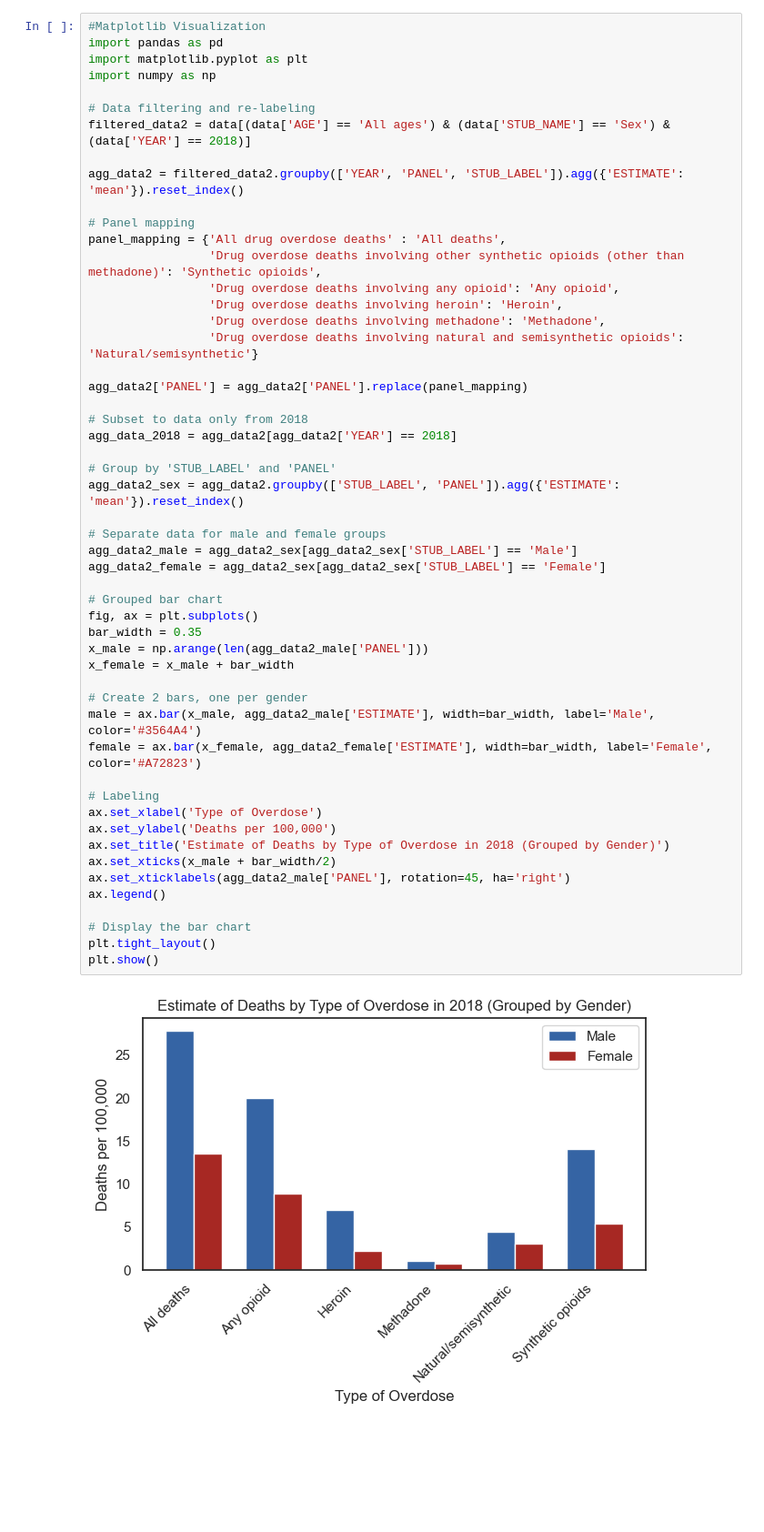
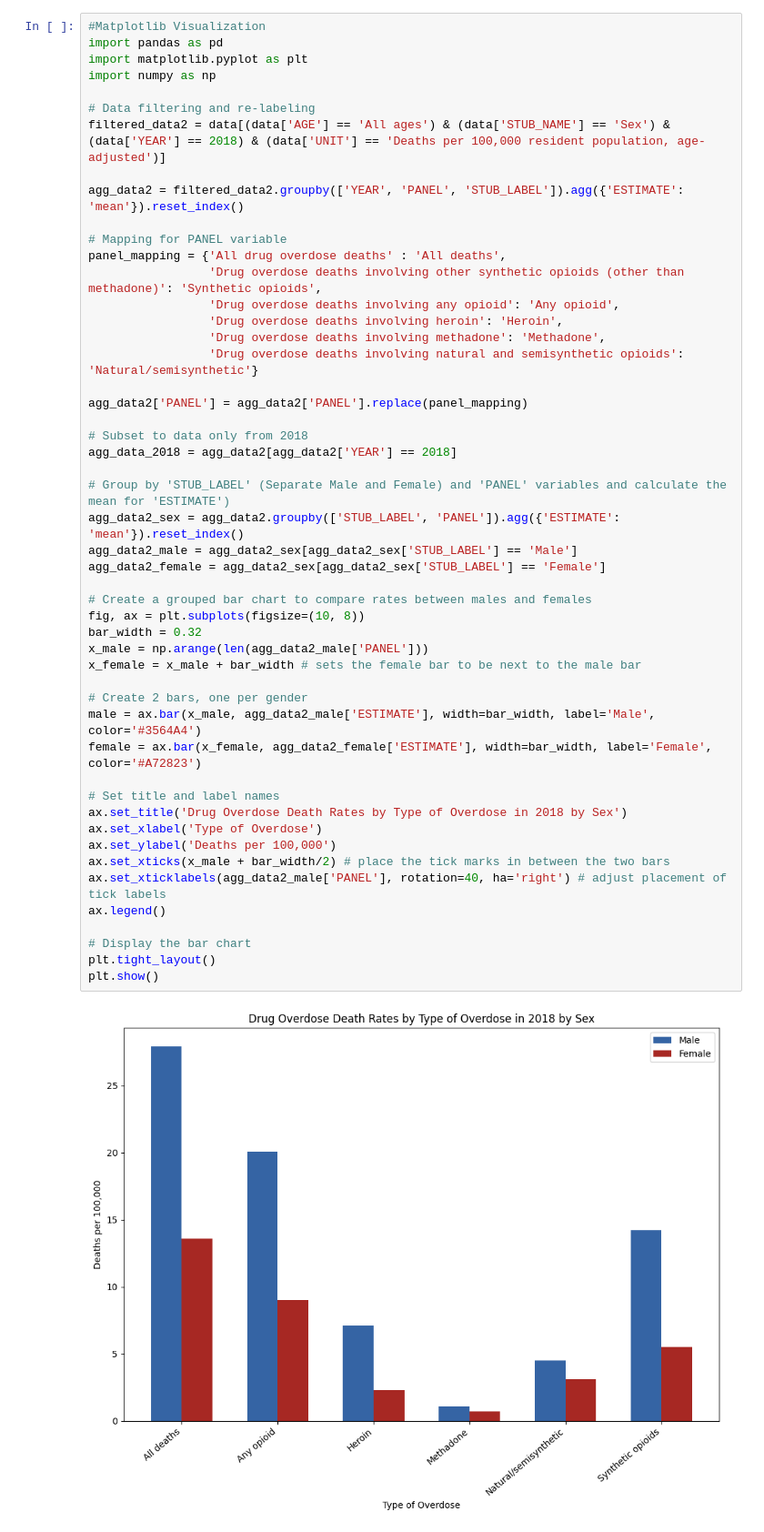
Before and after one commit to bridgetilin/comp-590-module2, a Jupyter notebook: altair_vis.ipynb, the cells around one changed output. Shown at 91% size. Drawn from its saved outputs; the diff is of its cells as text; blank space fills up the shorter version.

```diff
--- a/altair_vis.ipynb
+++ b/altair_vis.ipynb
@@ -44,50 +62,48 @@ import matplotlib.pyplot as plt
 import numpy as np
 
 # Data filtering and re-labeling
-filtered_data2 = data[(data['AGE'] == 'All ages') & (data['STUB_NAME'] == 'Sex') & (data['YEAR'] == 2018)]
+filtered_data2 = data[(data['AGE'] == 'All ages') & (data['STUB_NAME'] == 'Sex') & (data['YEAR'] == 2018) & (data['UNIT'] == 'Deaths per 100,000 resident population, age-adjusted')]
 
 agg_data2 = filtered_data2.groupby(['YEAR', 'PANEL', 'STUB_LABEL']).agg({'ESTIMATE': 'mean'}).reset_index()
 
-# Panel mapping
+# Mapping for PANEL variable
 panel_mapping = {'All drug overdose deaths' : 'All deaths',
                  'Drug overdose deaths involving other synthetic opioids (other than methadone)': 'Synthetic opioids',
                  'Drug overdose deaths involving any opioid': 'Any opioid',
                  'Drug overdose deaths involving heroin': 'Heroin',
                  'Drug overdose deaths involving methadone': 'Methadone',
                  'Drug overdose deaths involving natural and semisynthetic opioids': 'Natural/semisynthetic'}
 
 agg_data2['PANEL'] = agg_data2['PANEL'].replace(panel_mapping)
 
 # Subset to data only from 2018
 agg_data_2018 = agg_data2[agg_data2['YEAR'] == 2018]
 
-# Group by 'STUB_LABEL' and 'PANEL'
+# Group by 'STUB_LABEL' (Separate Male and Female) and 'PANEL' variables and calculate the mean for 'ESTIMATE')
 agg_data2_sex = agg_data2.groupby(['STUB_LABEL', 'PANEL']).agg({'ESTIMATE': 'mean'}).reset_index()
-
-# Separate data for male and female groups
 agg_data2_male = agg_data2_sex[agg_data2_sex['STUB_LABEL'] == 'Male']
 agg_data2_female = agg_data2_sex[agg_data2_sex['STUB_LABEL'] == 'Female']
 
-# Grouped bar chart
-fig, ax = plt.subplots()
-bar_width = 0.35
+# Create a grouped bar chart to compare rates between males and females
+fig, ax = plt.subplots(figsize=(10, 8))
+bar_width = 0.32
 x_male = np.arange(len(agg_data2_male['PANEL']))
-x_female = x_male + bar_width
+x_female = x_male + bar_width # sets the female bar to be next to the male bar
 
 # Create 2 bars, one per gender
 male = ax.bar(x_male, agg_data2_male['ESTIMATE'], width=bar_width, label='Male', color='#3564A4')
 female = ax.bar(x_female, agg_data2_female['ESTIMATE'], width=bar_width, label='Female', color='#A72823')
 
-# Labeling
+# Set title and label names
+ax.set_title('Drug Overdose Death Rates by Type of Overdose in 2018 by Sex')
 ax.set_xlabel('Type of Overdose')
 ax.set_ylabel('Deaths per 100,000')
-ax.set_title('Estimate of Deaths by Type of Overdose in 2018 (Grouped by Gender)')
-ax.set_xticks(x_male + bar_width/2)
-ax.set_xticklabels(agg_data2_male['PANEL'], rotation=45, ha='right')
+ax.set_xticks(x_male + bar_width/2) # place the tick marks in between the two bars
+ax.set_xticklabels(agg_data2_male['PANEL'], rotation=40, ha='right') # adjust placement of tick labels
 ax.legend()
 
 # Display the bar chart
 plt.tight_layout()
 plt.show()
 # %% [output]
-[figure, old version]
+[figure, new version]
```
Also changed, not shown: parts of 10 cells of this notebook.
